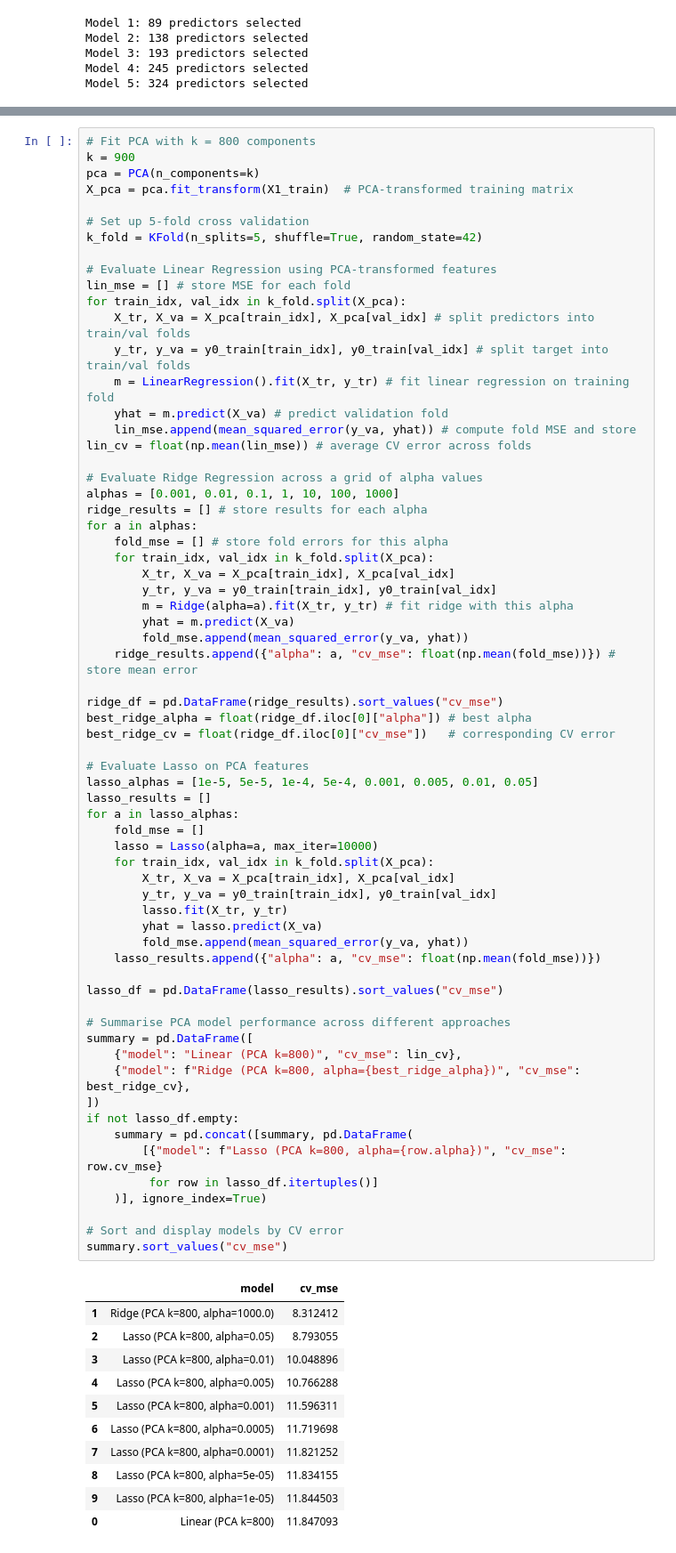
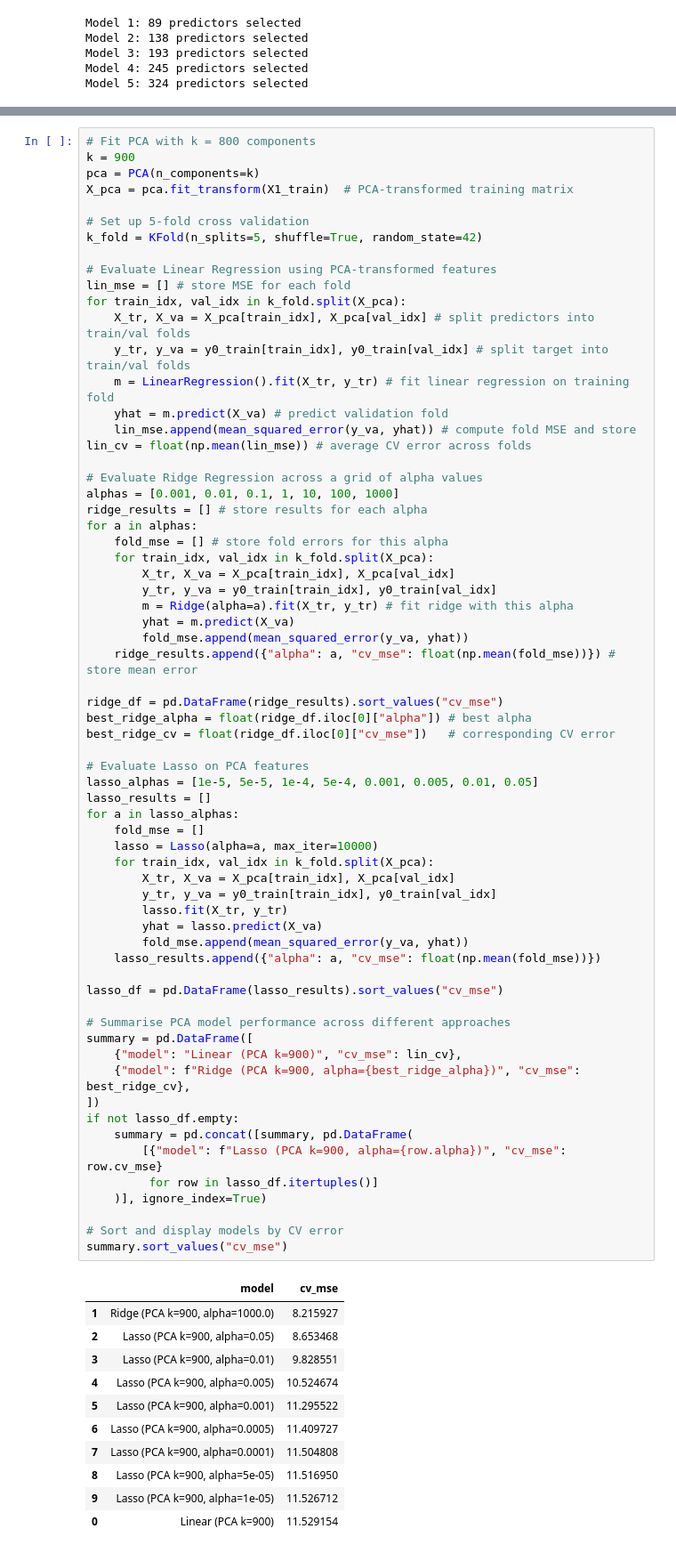
Before and after one commit to joshcpld/ada, a Jupyter notebook: Assignment 4/coding/assignment04_group9 - JC.ipynb, the cells around one changed output, grey strips where cells are left out. Shown at 89% size. Drawn from its saved outputs; the diff is of its cells as text.

```diff
--- a/Assignment 4/coding/assignment04_group9 - JC.ipynb
+++ b/Assignment 4/coding/assignment04_group9 - JC.ipynb
@@ -407,44 +401,44 @@ best_ridge_alpha = float(ridge_df.iloc[0]["alpha"]) # best alpha
 best_ridge_cv = float(ridge_df.iloc[0]["cv_mse"])   # corresponding CV error
 
 # Evaluate Lasso on PCA features
 lasso_alphas = [1e-5, 5e-5, 1e-4, 5e-4, 0.001, 0.005, 0.01, 0.05]
 lasso_results = []
 for a in lasso_alphas:
     fold_mse = []
     lasso = Lasso(alpha=a, max_iter=10000)
     for train_idx, val_idx in k_fold.split(X_pca):
         X_tr, X_va = X_pca[train_idx], X_pca[val_idx]
         y_tr, y_va = y0_train[train_idx], y0_train[val_idx]
         lasso.fit(X_tr, y_tr)
         yhat = lasso.predict(X_va)
         fold_mse.append(mean_squared_error(y_va, yhat))
     lasso_results.append({"alpha": a, "cv_mse": float(np.mean(fold_mse))})
 
 lasso_df = pd.DataFrame(lasso_results).sort_values("cv_mse")
 
 # Summarise PCA model performance across different approaches
 summary = pd.DataFrame([
-    {"model": "Linear (PCA k=800)", "cv_mse": lin_cv},
-    {"model": f"Ridge (PCA k=800, alpha={best_ridge_alpha})", "cv_mse": best_ridge_cv},
+    {"model": "Linear (PCA k=900)", "cv_mse": lin_cv},
+    {"model": f"Ridge (PCA k=900, alpha={best_ridge_alpha})", "cv_mse": best_ridge_cv},
 ])
 if not lasso_df.empty:
     summary = pd.concat([summary, pd.DataFrame(
-        [{"model": f"Lasso (PCA k=800, alpha={row.alpha})", "cv_mse": row.cv_mse}
+        [{"model": f"Lasso (PCA k=900, alpha={row.alpha})", "cv_mse": row.cv_mse}
          for row in lasso_df.itertuples()]
     )], ignore_index=True)
 
 # Sort and display models by CV error
 summary.sort_values("cv_mse")
 # %% [output]
 |  | model | cv_mse |
-| 1 | Ridge (PCA k=800, alpha=1000.0) | 8.312412 |
-| 2 | Lasso (PCA k=800, alpha=0.05) | 8.793055 |
-| 3 | Lasso (PCA k=800, alpha=0.01) | 10.048896 |
-| 4 | Lasso (PCA k=800, alpha=0.005) | 10.766288 |
-| 5 | Lasso (PCA k=800, alpha=0.001) | 11.596311 |
-| 6 | Lasso (PCA k=800, alpha=0.0005) | 11.719698 |
-| 7 | Lasso (PCA k=800, alpha=0.0001) | 11.821252 |
-| 8 | Lasso (PCA k=800, alpha=5e-05) | 11.834155 |
-| 9 | Lasso (PCA k=800, alpha=1e-05) | 11.844503 |
-| 0 | Linear (PCA k=800) | 11.847093 |
+| 1 | Ridge (PCA k=900, alpha=1000.0) | 8.215927 |
+| 2 | Lasso (PCA k=900, alpha=0.05) | 8.653468 |
+| 3 | Lasso (PCA k=900, alpha=0.01) | 9.828551 |
+| 4 | Lasso (PCA k=900, alpha=0.005) | 10.524674 |
+| 5 | Lasso (PCA k=900, alpha=0.001) | 11.295522 |
+| 6 | Lasso (PCA k=900, alpha=0.0005) | 11.409727 |
+| 7 | Lasso (PCA k=900, alpha=0.0001) | 11.504808 |
+| 8 | Lasso (PCA k=900, alpha=5e-05) | 11.516950 |
+| 9 | Lasso (PCA k=900, alpha=1e-05) | 11.526712 |
+| 0 | Linear (PCA k=900) | 11.529154 |
 # %% [markdown]
```
Also changed, not shown: parts of 23 cells of this notebook.
